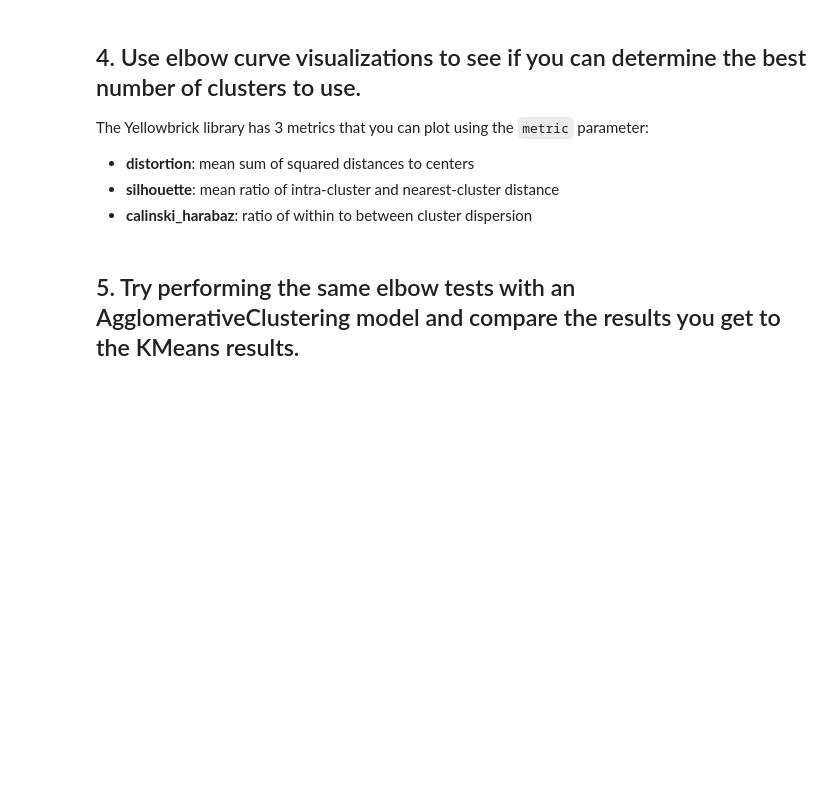
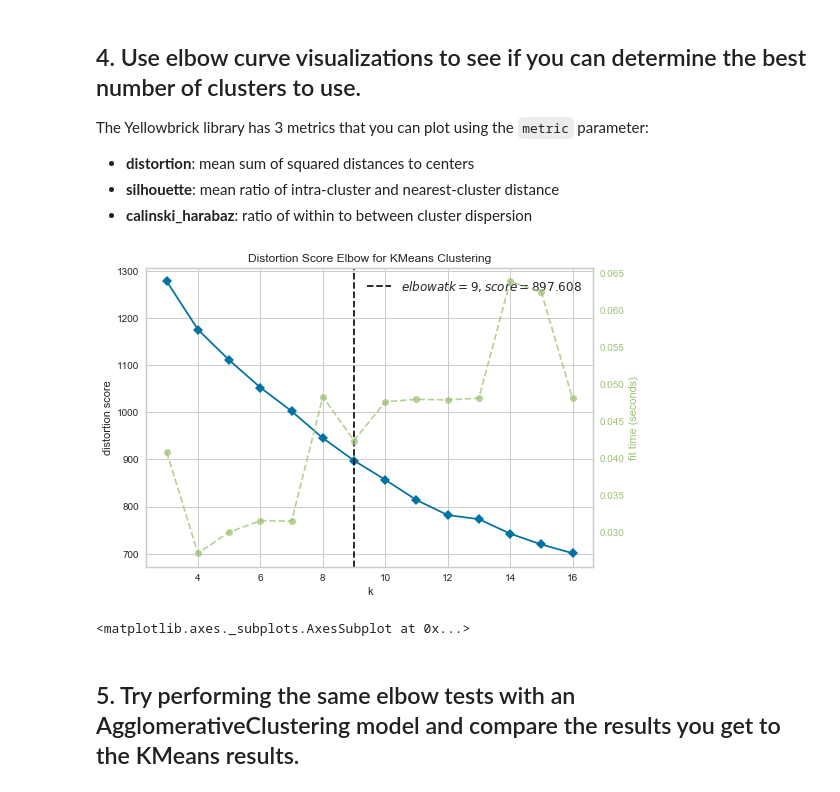
Before and after one commit to ta-data-lis/lab-learning-evaluation, a Jupyter notebook: your-code/main.ipynb, the cells around one changed output. Saved outputs shown, nothing was run; the diff lists cells and outputs as text; code cells hidden in the pictures; blank space fills up the shorter version.

```diff
--- a/your-code/main.ipynb
+++ b/your-code/main.ipynb
@@ -17,0 +34,15 @@ y = pd.Series(data["target"])
+# %%
+# standardize features
+scaler_km = StandardScaler()
+X_std_km = scaler_km.fit_transform(X)
+
+# create k-mean object
+n = 8
+cluster_km = KMeans(n_clusters = n, random_state = 0, n_jobs = -1)
+
+#train model
+model_km = cluster_km.fit(X_std_km)
+
+'''
+I'm not sure if I should've standardize the data.
+'''
@@ -27,5 +105,17 @@ The Yellowbrick library has 3 metrics that you can plot using the `metric` param
 - **distortion**: mean sum of squared distances to centers
 - **silhouette**: mean ratio of intra-cluster and nearest-cluster distance
 - **calinski_harabaz**: ratio of within to between cluster dispersion
+# %%
+# import libraries
+from yellowbrick.cluster import KElbowVisualizer
+
+# plot elbow curve
+model = KMeans()
+visualizer = KElbowVisualizer(model, k=(3,17))
+visualizer.fit(X_std_km)
+visualizer.poof()
+# %% [output]
+[figure, added]
+<matplotlib.axes._subplots.AxesSubplot at 0x...>
 # %% [markdown]
 ## 5. Try performing the same elbow tests with an AgglomerativeClustering model and compare the results you get to the KMeans results.
```
Also changed, not shown: parts of 15 cells of this notebook.
